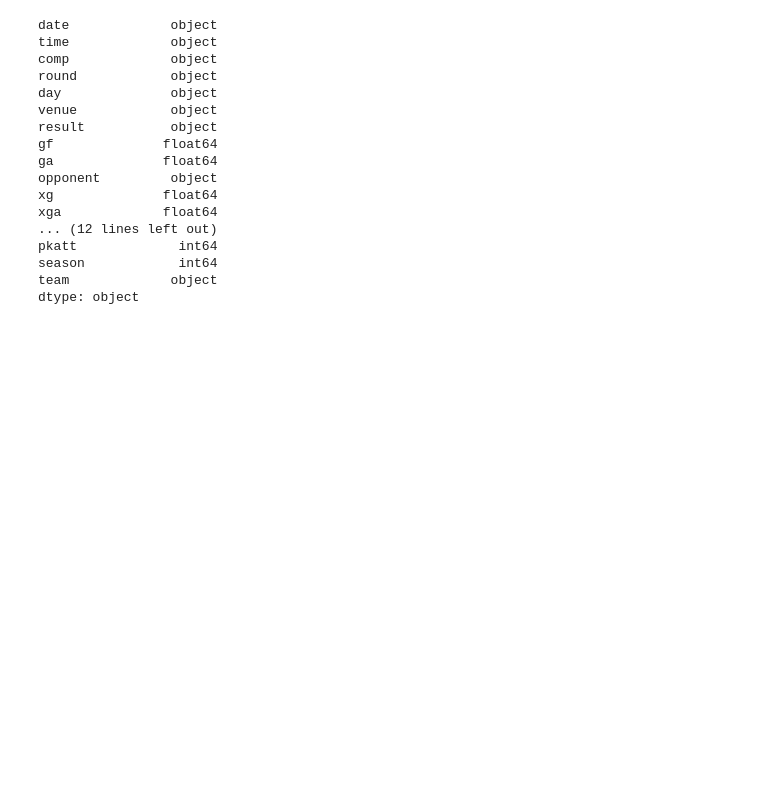
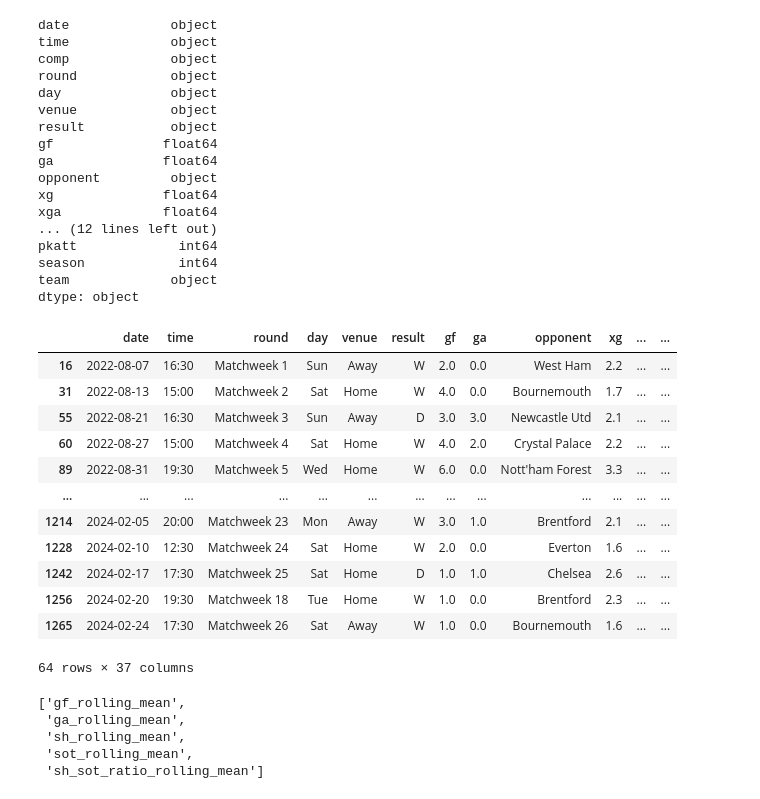
Before and after one commit to WTYE/matches-prediction, a Jupyter notebook: scripts/data_cleaning.ipynb, the cells around one changed output. Saved outputs shown, nothing was run; the diff lists cells and outputs as text; code cells hidden in the pictures; blank space fills up the shorter version.

```diff
--- a/scripts/data_cleaning.ipynb
+++ b/scripts/data_cleaning.ipynb
@@ -69,3 +69,21 @@ matches["day_code"] = matches["date"].dt.dayofweek
 matches['gf_avg_category_codes'] = pd.qcut(matches['gf_avg_last_10'], q=5, labels=False)
 matches['sh_avg_category_codes'] = pd.qcut(matches['sh_avg_last_10'], q=5, labels=False)
 matches['sh_sot_ratio_avg_category_codes'] = pd.qcut(matches['sh_sot_ratio_avg_last_10'], q=5, labels=False)
+# %%
+grouped_matches = matches.groupby("team")
+group = grouped_matches.get_group("Manchester City")
+group
+# %% [output]
+|  | date | time | round | day | venue | result | gf | ga | opponent | xg | ... | ... |
+| 16 | 2022-08-07 | 16:30 | Matchweek 1 | Sun | Away | W | 2.0 | 0.0 | West Ham | 2.2 | ... | ... |
+| 31 | 2022-08-13 | 15:00 | Matchweek 2 | Sat | Home | W | 4.0 | 0.0 | Bournemouth | 1.7 | ... | ... |
+| 55 | 2022-08-21 | 16:30 | Matchweek 3 | Sun | Away | D | 3.0 | 3.0 | Newcastle Utd | 2.1 | ... | ... |
+| 60 | 2022-08-27 | 15:00 | Matchweek 4 | Sat | Home | W | 4.0 | 2.0 | Crystal Palace | 2.2 | ... | ... |
+| 89 | 2022-08-31 | 19:30 | Matchweek 5 | Wed | Home | W | 6.0 | 0.0 | Nott'ham Forest | 3.3 | ... | ... |
+| ... | ... | ... | ... | ... | ... | ... | ... | ... | ... | ... | ... | ... |
+| 1214 | 2024-02-05 | 20:00 | Matchweek 23 | Mon | Away | W | 3.0 | 1.0 | Brentford | 2.1 | ... | ... |
+| 1228 | 2024-02-10 | 12:30 | Matchweek 24 | Sat | Home | W | 2.0 | 0.0 | Everton | 1.6 | ... | ... |
+| 1242 | 2024-02-17 | 17:30 | Matchweek 25 | Sat | Home | D | 1.0 | 1.0 | Chelsea | 2.6 | ... | ... |
+| 1256 | 2024-02-20 | 19:30 | Matchweek 18 | Tue | Home | W | 1.0 | 0.0 | Brentford | 2.3 | ... | ... |
+| 1265 | 2024-02-24 | 17:30 | Matchweek 26 | Sat | Away | W | 1.0 | 0.0 | Bournemouth | 1.6 | ... | ... |
+64 rows × 37 columns
@@ -71,0 +97,10 @@ matches['sh_sot_ratio_avg_category_codes'] = pd.qcut(matches['sh_sot_ratio_avg_l
+# %%
+cols = ["gf","ga", "sh", "sot", "sh_sot_ratio"]
+new_cols = [f"{c}_rolling_mean" for c in cols]
+new_cols
+# %% [output]
+['gf_rolling_mean',
+ 'ga_rolling_mean',
+ 'sh_rolling_mean',
+ 'sot_rolling_mean',
+ 'sh_sot_ratio_rolling_mean']
```
Also changed, not shown: parts of 7 cells of this notebook, 3 other files.
